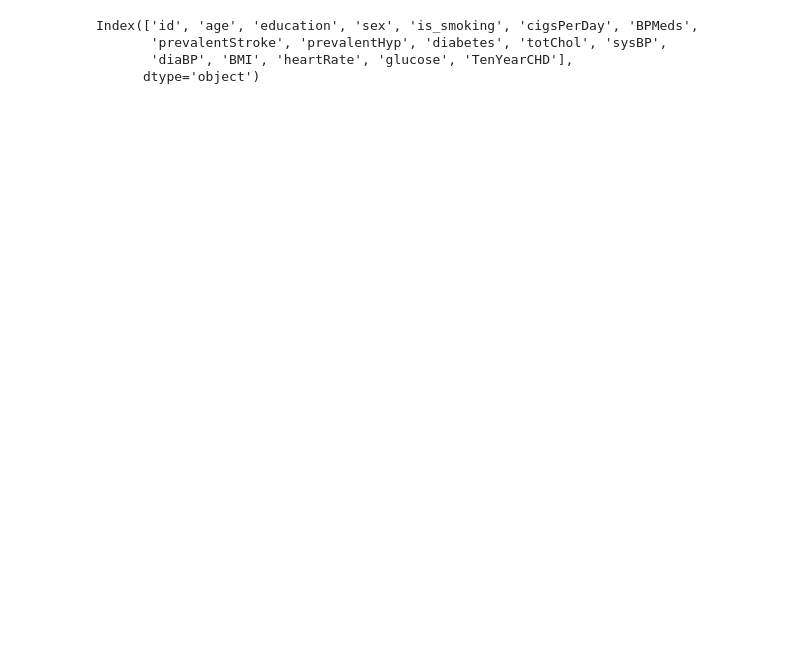
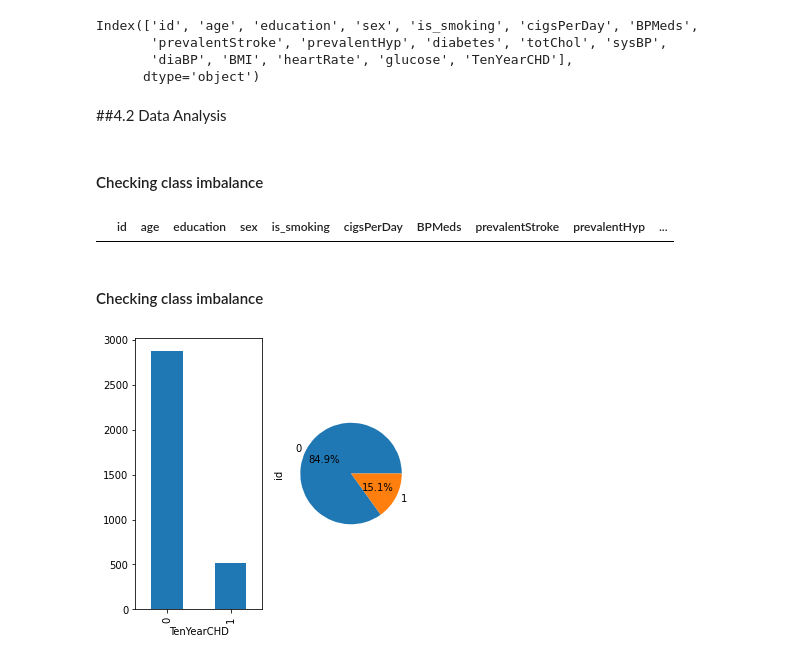
Before and after one commit to estoymukundjha/Cardiovascular-Risk-Pediction, a Jupyter notebook: Risk_Pridiction_2.ipynb, the cells around one changed output. Drawn from its saved outputs; the diff is of its cells as text; code cells hidden in the pictures; blank space fills up the shorter version.

```diff
--- a/Risk_Pridiction_2.ipynb
+++ b/Risk_Pridiction_2.ipynb
@@ -150,3 +150,25 @@ Index(['id', 'age', 'education', 'sex', 'is_smoking', 'cigsPerDay', 'BPMeds',
 # %%
 num_cols = ['age', 'cigsPerDay', 'totChol', 'sysBP', 'diaBP', 'BMI', 'heartRate', 'glucose']
 cat_cols = ['education', 'sex','is_smoking', 'BPMeds', 'prevalentStroke', 'prevalentHyp', 'diabetes', 'TenYearCHD']
+# %% [markdown]
+##4.2 Data Analysis
+# %% [markdown]
+#### Checking class imbalance
+# %%
+duplicate_df = df[df.duplicated()]
+duplicate_df
+# %% [output]
+|  | id | age | education | sex | is_smoking | cigsPerDay | BPMeds | prevalentStroke | prevalentHyp | ... |
+# %% [markdown]
+#### Checking class imbalance
+# %%
+plt.figure(figsize=(20,15))
+plt.subplot(121)
+df.groupby("TenYearCHD")['id'].count().plot.bar()
+
+plt.subplot(122)
+df.groupby("TenYearCHD")["id"].count().plot.pie(autopct='%1.1f%%',figsize=(5,5))
+
+plt.show()
+# %% [output]
+[figure, added]
```
Also changed, not shown: parts of 40 cells of this notebook.
